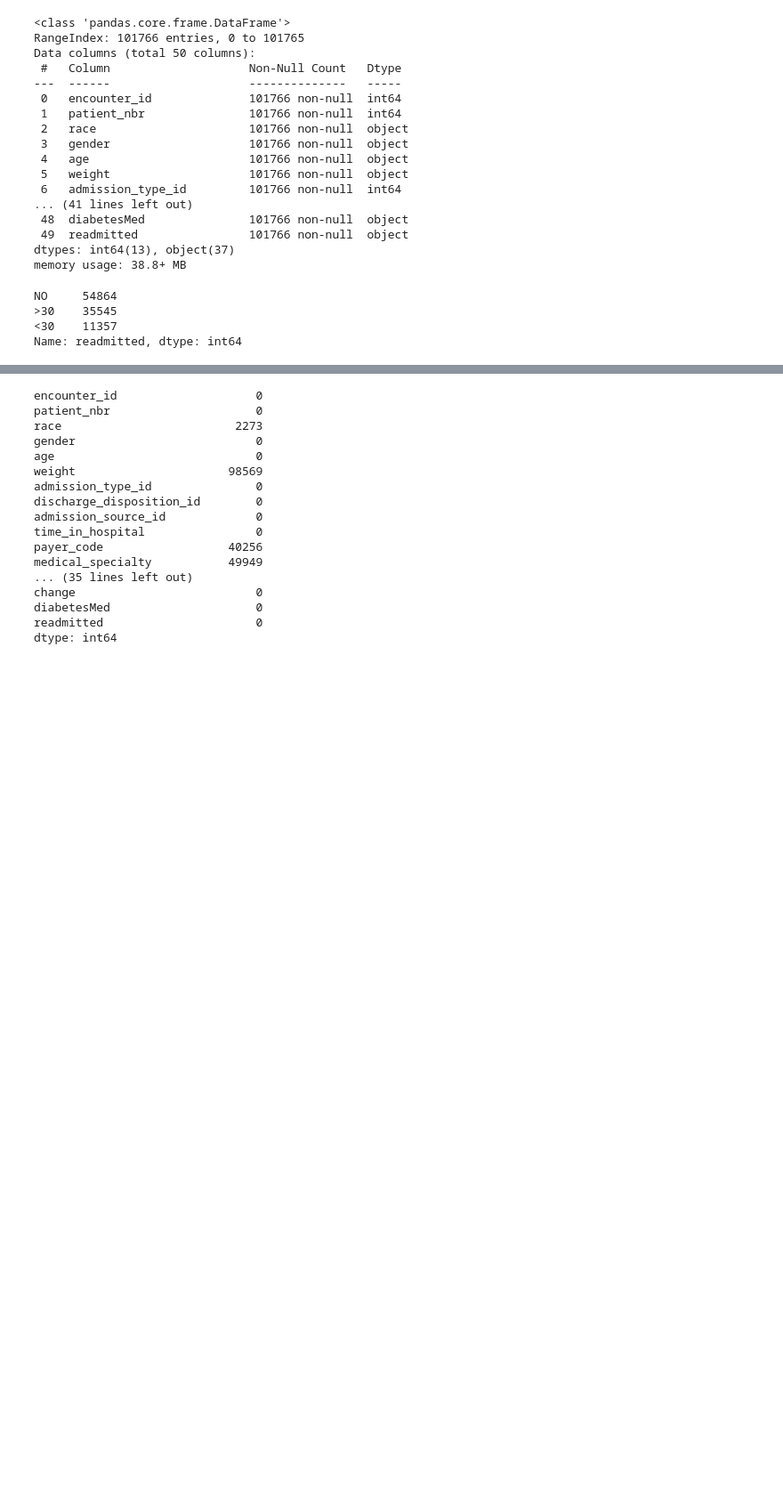
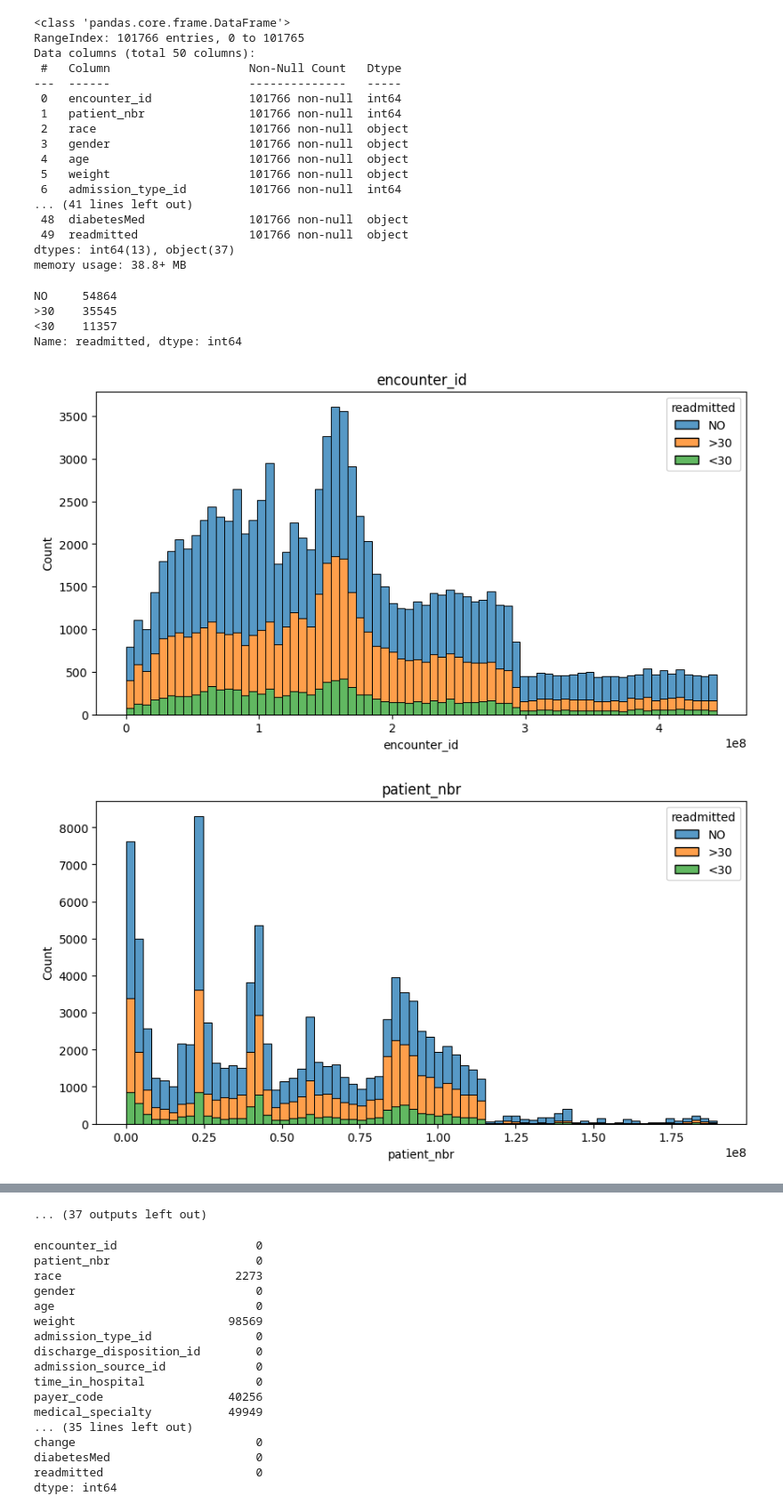
Before and after one commit to Kiarashmo/AI-Course, a Jupyter notebook: Project 5/main.ipynb, the cells around one changed output, grey strips where cells are left out. Shown at 89% size. Cells and saved outputs as stored; diff of their text form; code cells hidden in the pictures; blank space fills up the shorter version.

```diff
--- a/Project 5/main.ipynb
+++ b/Project 5/main.ipynb
@@ -80,3 +78,16 @@ NO     54864
 >30    35545
 <30    11357
 Name: readmitted, dtype: int64
+# %%
+target = 'readmitted'
+features = list(df.columns)
+features.remove(target)
+
+for feature in features:
+    fig, ax = plt.subplots(figsize=(10, 5))
+    sns.histplot(data=df, x=feature, hue=target, ax=ax, multiple='stack')
+    ax.set_title(feature)
+    plt.show()
+# %% [output]
+[figure, added]
+[figure, added]
@@ -83,3 +104,4 @@ Name: readmitted, dtype: int64
+... (37 outputs left out)
 # %%
 # Replace missing values "?" with nan
 df.replace('?', float('nan'), inplace=True)
```
Also changed, not shown: parts of 11 cells of this notebook.
